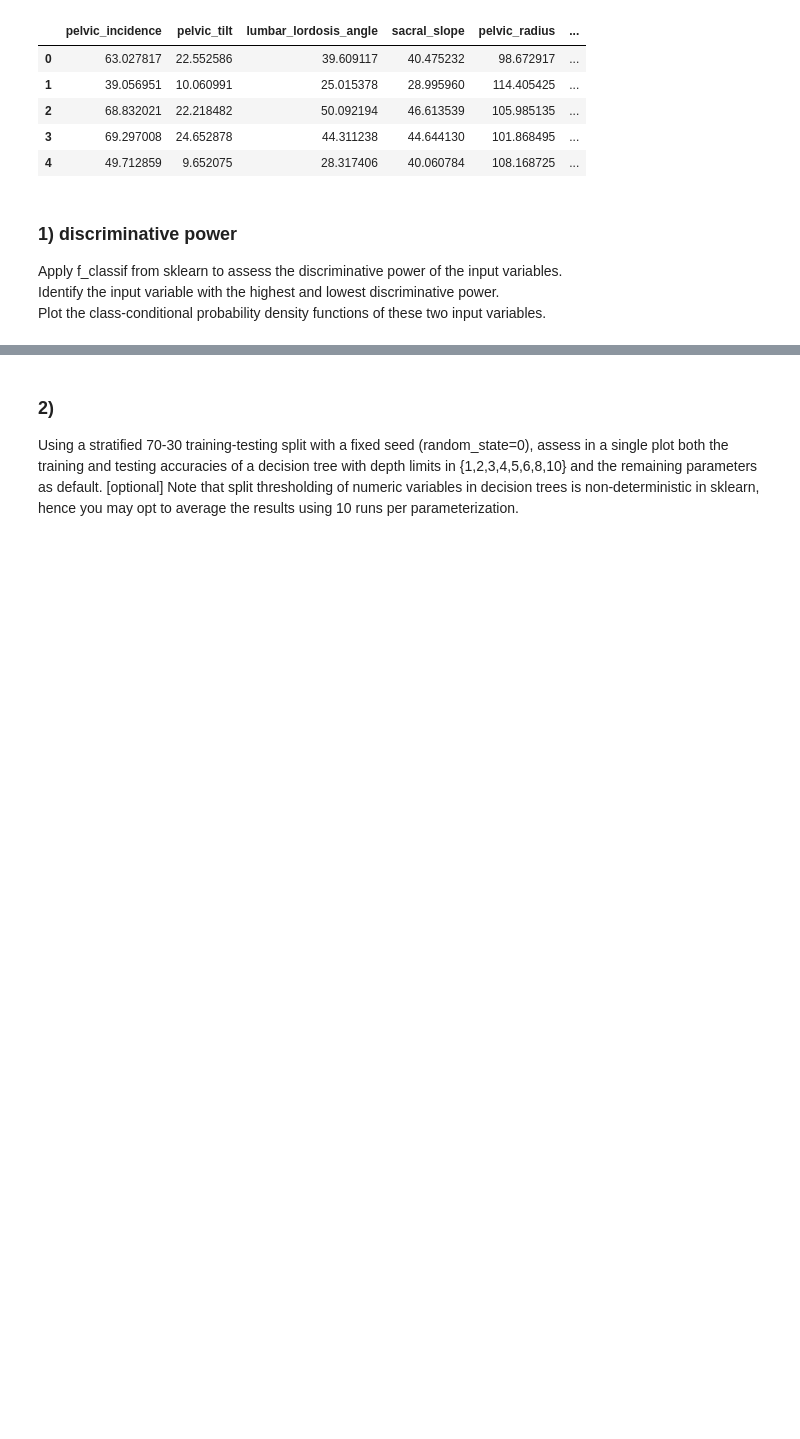
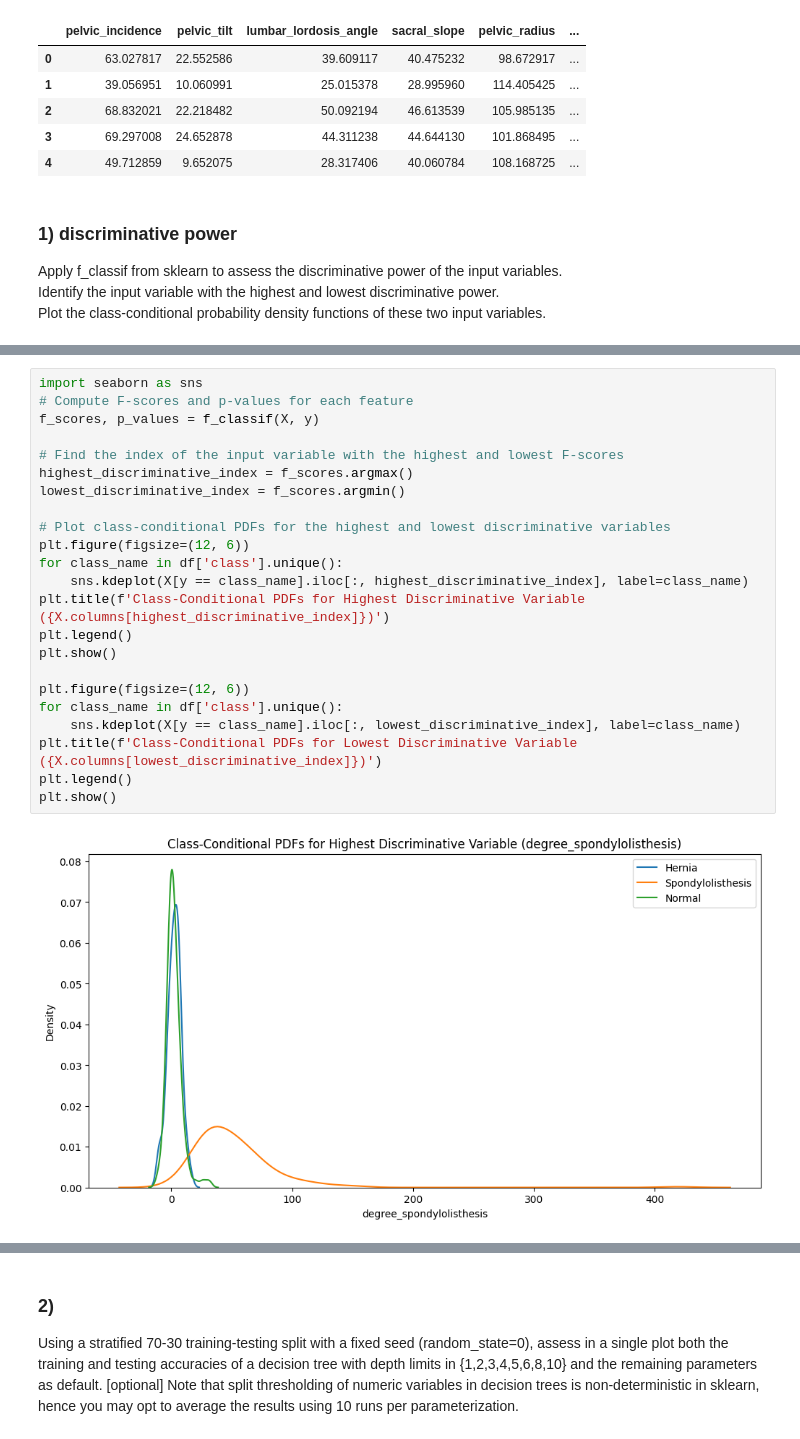
Before and after one commit to ana-mc-almeida/leic, a Jupyter notebook: Aprendizagem/Homework1/Programming.ipynb, the cells around one changed output, grey strips where cells are left out. Cells and saved outputs as stored; diff of their text form; blank space fills up the shorter version.

Commit message:
[Aprendizagem/Homework1] Add new charts

```diff
--- a/Aprendizagem/Homework1/Programming.ipynb
+++ b/Aprendizagem/Homework1/Programming.ipynb
@@ -101,3 +101,28 @@ degree_spondylolisthesis
 Feature with Lowest Discriminative Power:
 pelvic_radius
 [figure]
+# %%
+import seaborn as sns
+# Compute F-scores and p-values for each feature
+f_scores, p_values = f_classif(X, y)
+
+# Find the index of the input variable with the highest and lowest F-scores
+highest_discriminative_index = f_scores.argmax()
+lowest_discriminative_index = f_scores.argmin()
+
+# Plot class-conditional PDFs for the highest and lowest discriminative variables
+plt.figure(figsize=(12, 6))
+for class_name in df['class'].unique():
+    sns.kdeplot(X[y == class_name].iloc[:, highest_discriminative_index], label=class_name)
+plt.title(f'Class-Conditional PDFs for Highest Discriminative Variable ({X.columns[highest_discriminative_index]})')
+plt.legend()
+plt.show()
+
+plt.figure(figsize=(12, 6))
+for class_name in df['class'].unique():
+    sns.kdeplot(X[y == class_name].iloc[:, lowest_discriminative_index], label=class_name)
+plt.title(f'Class-Conditional PDFs for Lowest Discriminative Variable ({X.columns[lowest_discriminative_index]})')
+plt.legend()
+plt.show()
+# %% [output]
+[figure, added]
```
Also changed, not shown: parts of 4 cells of this notebook, 1 other file.
